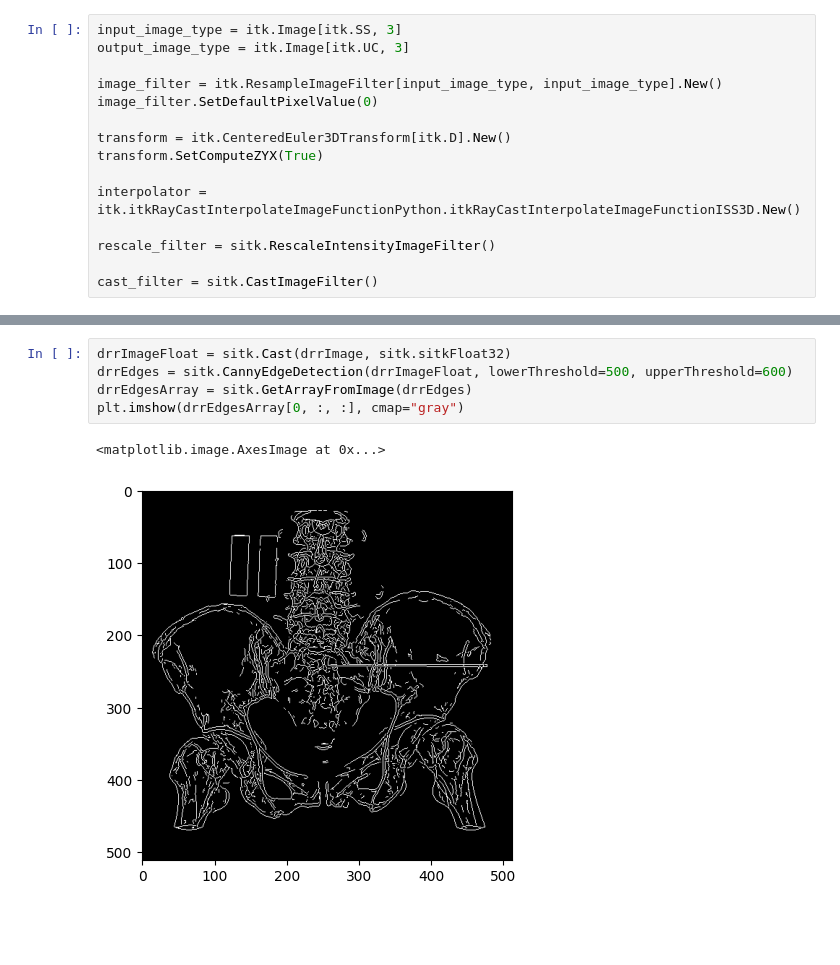
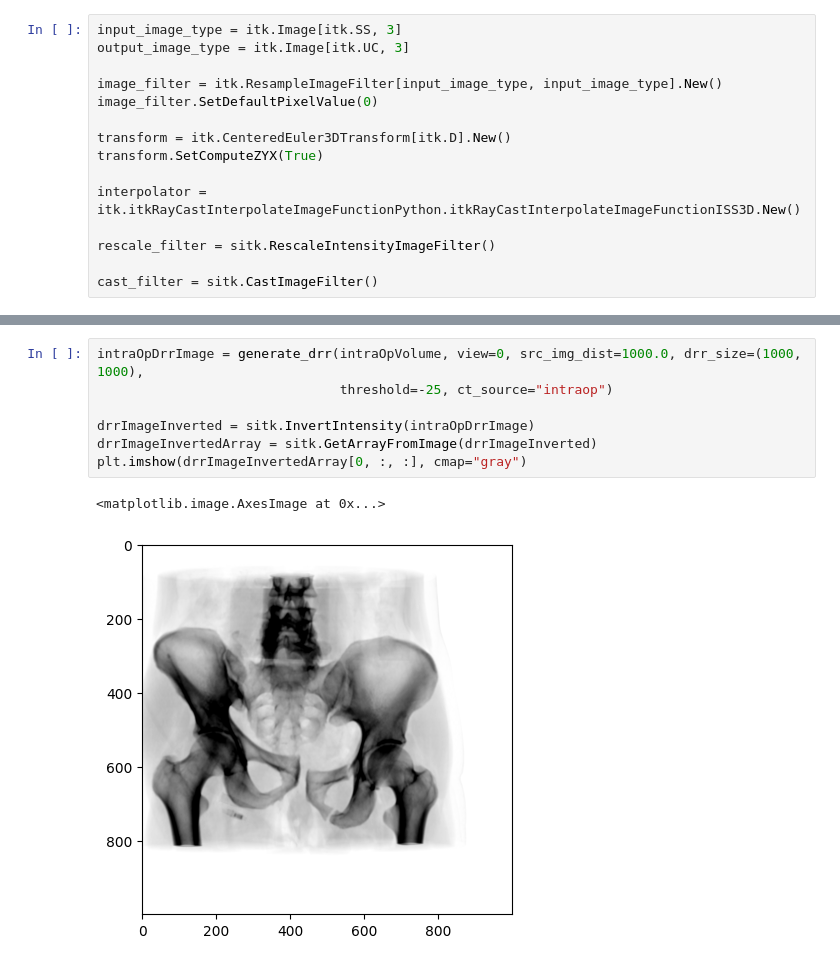
Before and after one commit to Vojtech-Benda/ca_isf, a Jupyter notebook: drrTest.ipynb, the cells around one changed output, grey strips where cells are left out. Cells and saved outputs as stored; diff of their text form; blank space fills up the shorter version.

```diff
--- a/drrTest.ipynb
+++ b/drrTest.ipynb
@@ -119,8 +134,10 @@ plt.imshow(drrImageInvertedArray[0, :, :], cmap="gray")
-# %%
-drrImageFloat = sitk.Cast(drrImage, sitk.sitkFloat32)
-drrEdges = sitk.CannyEdgeDetection(drrImageFloat, lowerThreshold=500, upperThreshold=600)
-drrEdgesArray = sitk.GetArrayFromImage(drrEdges)
-plt.imshow(drrEdgesArray[0, :, :], cmap="gray")
-# %% [output]
-<matplotlib.image.AxesImage at 0x...>
-[figure, removed]
+# %%
+intraOpDrrImage = generate_drr(intraOpVolume, view=0, src_img_dist=1000.0, drr_size=(1000, 1000),
+                               threshold=-25, ct_source="intraop")
+
+drrImageInverted = sitk.InvertIntensity(intraOpDrrImage)
+drrImageInvertedArray = sitk.GetArrayFromImage(drrImageInverted)
+plt.imshow(drrImageInvertedArray[0, :, :], cmap="gray")
+# %% [output]
+<matplotlib.image.AxesImage at 0x...>
+[figure, added]
```
Also changed, not shown: parts of 8 cells of this notebook, 3 other files.
